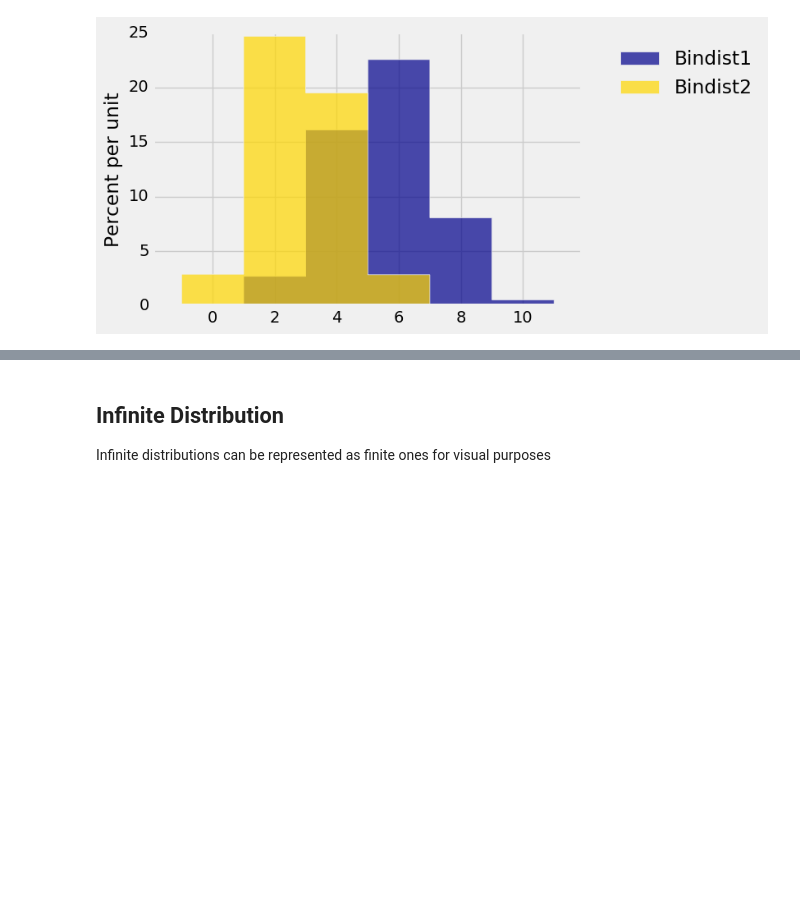
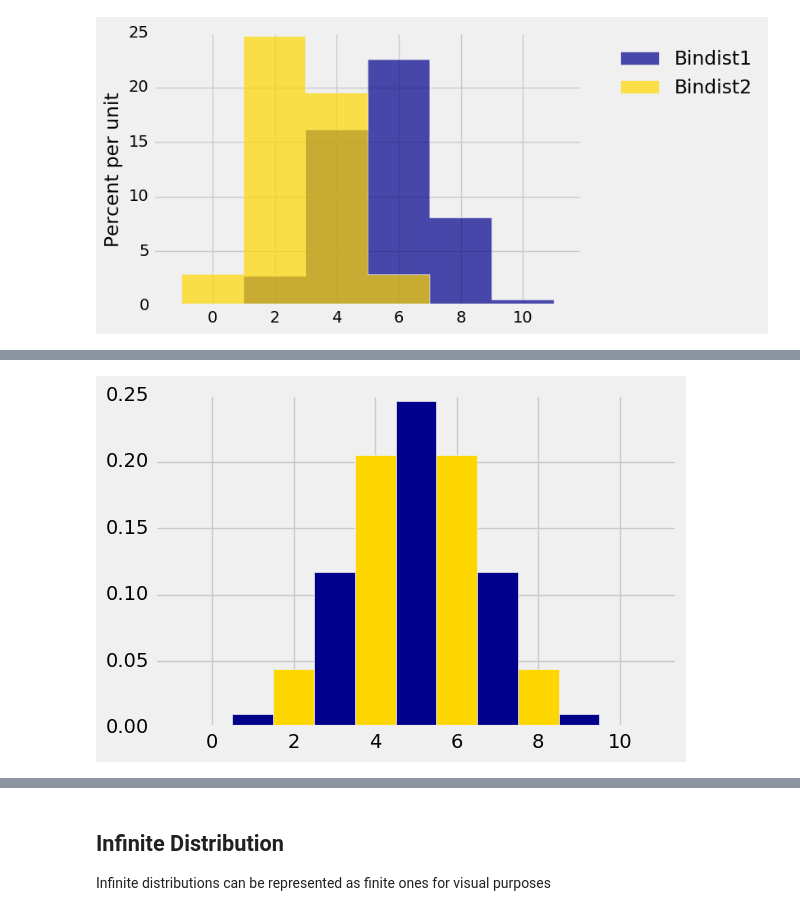
Before and after one commit to prob140/prob140, a Jupyter notebook: Examples.ipynb, the cells around one changed output, grey strips where cells are left out. Saved outputs shown, nothing was run; the diff lists cells and outputs as text; code cells hidden in the pictures; blank space fills up the shorter version.

```diff
--- a/Examples.ipynb
+++ b/Examples.ipynb
@@ -110,0 +150,4 @@ plot("Bindist1", binDist, "Bindist2", binDist2, binWidth=2)
+# %%
+binDist.plot_event(np.arange(0,10,2))
+# %% [output]
+[figure, added]
```
Also changed, not shown: parts of 26 cells of this notebook, 2 other files.
